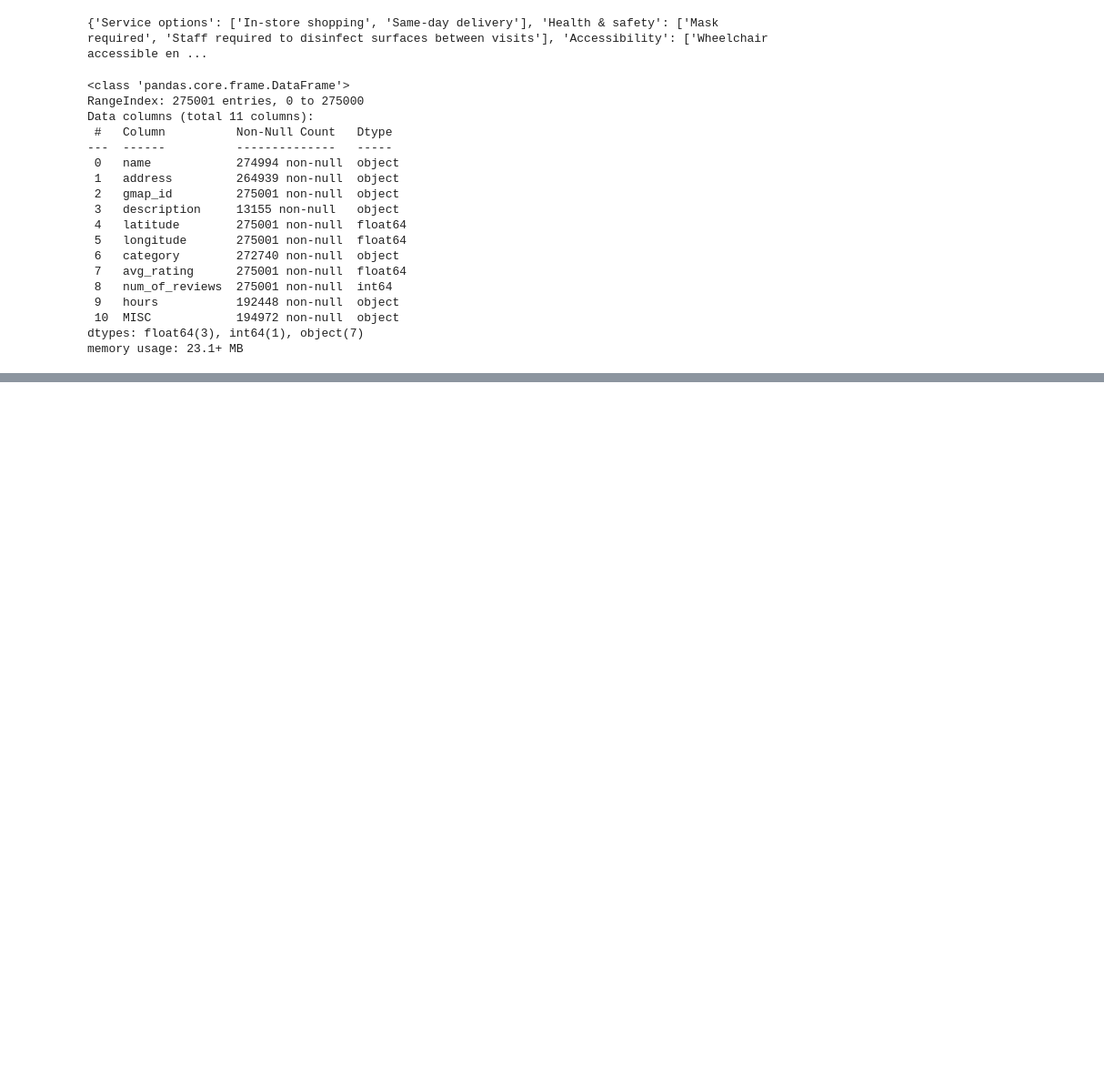
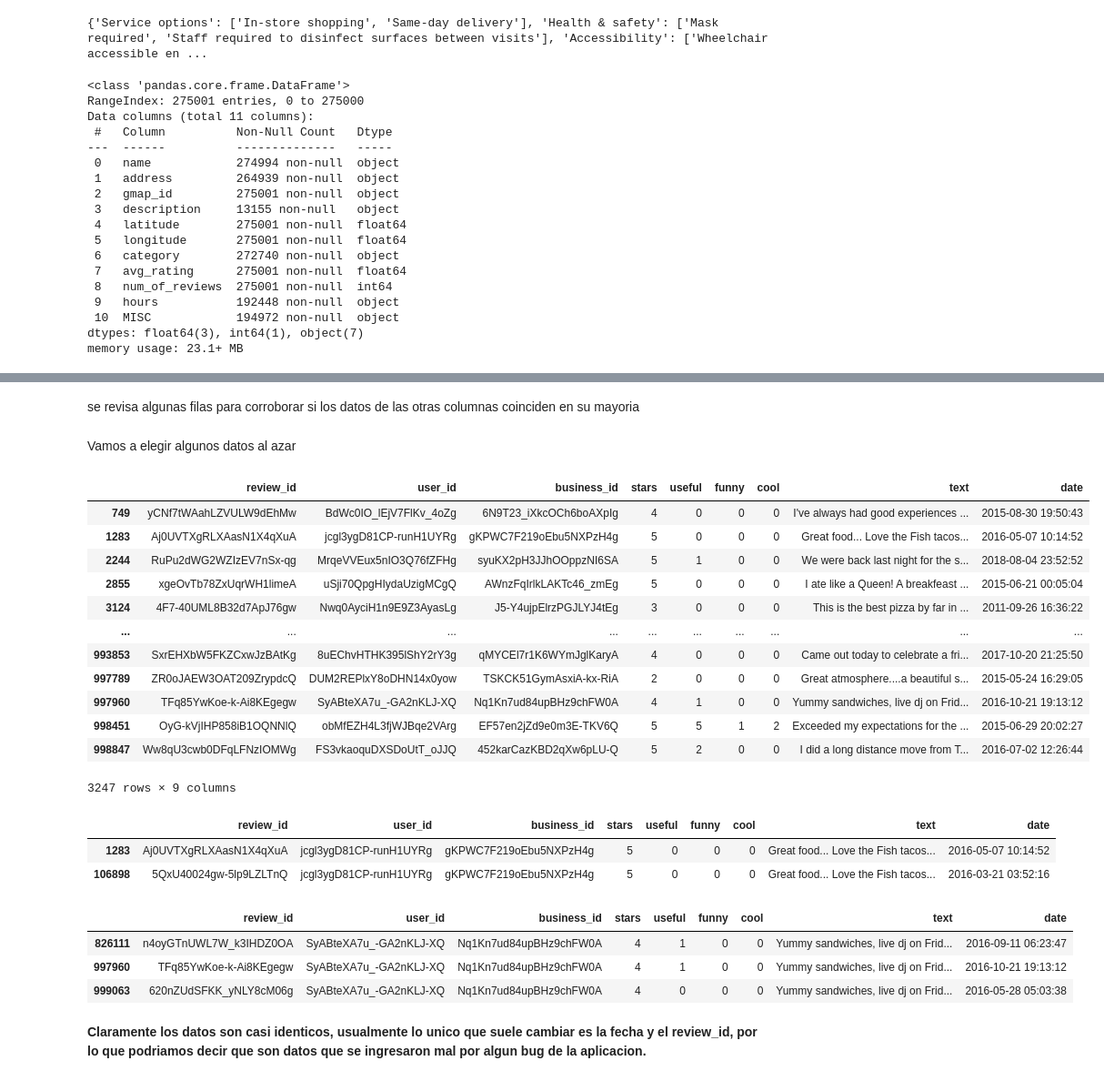
Before and after one commit to moralespbl/ProyectoFinal, a Jupyter notebook: EDA.ipynb, the cells around one changed output, grey strips where cells are left out. Shown at 91% size. Saved outputs shown, nothing was run; the diff lists cells and outputs as text; code cells hidden in the pictures; blank space fills up the shorter version.

Commit message:
revision de archivos de reviews

```diff
--- a/EDA.ipynb
+++ b/EDA.ipynb
@@ -433,0 +509,12 @@ memory usage: 23.1+ MB
+# %%
+archivos = 0
+
+while archivos <= 6:
+    #
+    ruta = f'/content/drive/MyDrive/Proyecto_final/data/review{archivos}.parquet'
+    print("________"*60)
+    print("\n"*2)
+    print(f"< archivo :  review{archivos}.parquet >")
+    df = pd.read_parquet(ruta)
+    nulos_vacios_yelp_reviews(df)
+    archivos += 1
@@ -433,0 +544,12 @@ memory usage: 23.1+ MB
+# %%
+archivos = 0
+
+while archivos <= 6:
+    #aca vamos a recorrer archivo por archivo desde el review0 hasta el review6
+    ruta = f'/content/drive/MyDrive/Proyecto_final/data/review{archivos}.parquet'
+    print("________"*60)
+    print("\n")
+    print(f"< archivo :  review{archivos}.parquet >")
+    df = pd.read_parquet(ruta)
+    duplicados_yelp_reviews(df)
+    archivos += 1
@@ -433,0 +600,11 @@ memory usage: 23.1+ MB
+# %%
+archivos = 0
+lista_duplicado = [] #almacenamos aca los indices que nos va a devolver la funcion duplicated().index.tolist()
+while archivos <= 6:
+    ruta = f'/content/drive/MyDrive/Proyecto_final/data/review{archivos}.parquet'
+    print(f"< archivo :  review{archivos}.parquet >") #simplemente para verificar de que df son los valores que se estan visibilizando durante el print de los indices
+    df = pd.read_parquet(ruta)
+    indices_duplicados = df[df['text'].duplicated(keep=False)].index.tolist() # guardamos los indices duplicados
+    lista_duplicado.append(indices_duplicados) # los agregamos a la lista
+    print(indices_duplicados)
+    archivos += 1
@@ -433,0 +628,40 @@ memory usage: 23.1+ MB
+# %% [markdown]
+se revisa algunas filas para corroborar si los datos de las otras columnas coinciden en su mayoria
+# %%
+review0 = pd.read_parquet('/content/drive/MyDrive/Proyecto_final/data/review0.parquet')
+duplicados = review0.iloc[lista_duplicado[0]]
+# %% [markdown]
+Vamos a elegir algunos datos al azar
+# %%
+duplicados
+# %% [output]
+|  | review_id | user_id | business_id | stars | useful | funny | cool | text | date |
+| 749 | yCNf7tWAahLZVULW9dEhMw | BdWc0IO_lEjV7FlKv_4oZg | 6N9T23_iXkcOCh6boAXpIg | 4 | 0 | 0 | 0 | I've always had good experiences ... | 2015-08-30 19:50:43 |
+| 1283 | Aj0UVTXgRLXAasN1X4qXuA | jcgl3ygD81CP-runH1UYRg | gKPWC7F219oEbu5NXPzH4g | 5 | 0 | 0 | 0 | Great food... Love the Fish tacos... | 2016-05-07 10:14:52 |
+| 2244 | RuPu2dWG2WZIzEV7nSx-qg | MrqeVVEux5nIO3Q76fZFHg | syuKX2pH3JJhOOppzNI6SA | 5 | 1 | 0 | 0 | We were back last night for the s... | 2018-08-04 23:52:52 |
+| 2855 | xgeOvTb78ZxUqrWH1limeA | uSji70QpgHIydaUzigMCgQ | AWnzFqIrlkLAKTc46_zmEg | 5 | 0 | 0 | 0 | I ate like a Queen! A breakfeast ... | 2015-06-21 00:05:04 |
+| 3124 | 4F7-40UML8B32d7ApJ76gw | Nwq0AyciH1n9E9Z3AyasLg | J5-Y4ujpElrzPGJLYJ4tEg | 3 | 0 | 0 | 0 | This is the best pizza by far in ... | 2011-09-26 16:36:22 |
+| ... | ... | ... | ... | ... | ... | ... | ... | ... | ... |
+| 993853 | SxrEHXbW5FKZCxwJzBAtKg | 8uEChvHTHK395lShY2rY3g | qMYCEl7r1K6WYmJglKaryA | 4 | 0 | 0 | 0 | Came out today to celebrate a fri... | 2017-10-20 21:25:50 |
+| 997789 | ZR0oJAEW3OAT209ZrypdcQ | DUM2REPlxY8oDHN14x0yow | TSKCK51GymAsxiA-kx-RiA | 2 | 0 | 0 | 0 | Great atmosphere....a beautiful s... | 2015-05-24 16:29:05 |
+| 997960 | TFq85YwKoe-k-Ai8KEgegw | SyABteXA7u_-GA2nKLJ-XQ | Nq1Kn7ud84upBHz9chFW0A | 4 | 1 | 0 | 0 | Yummy sandwiches, live dj on Frid... | 2016-10-21 19:13:12 |
+| 998451 | OyG-kVjIHP858iB1OQNNlQ | obMfEZH4L3fjWJBqe2VArg | EF57en2jZd9e0m3E-TKV6Q | 5 | 5 | 1 | 2 | Exceeded my expectations for the ... | 2015-06-29 20:02:27 |
+| 998847 | Ww8qU3cwb0DFqLFNzIOMWg | FS3vkaoquDXSDoUtT_oJJQ | 452karCazKBD2qXw6pLU-Q | 5 | 2 | 0 | 0 | I did a long distance move from T... | 2016-07-02 12:26:44 |
+3247 rows × 9 columns
+# %%
+duplicado = review0[review0['text'].str.contains("Great food... Love the Fish tacos & Nachos")]
+duplicado
+# %% [output]
+|  | review_id | user_id | business_id | stars | useful | funny | cool | text | date |
+| 1283 | Aj0UVTXgRLXAasN1X4qXuA | jcgl3ygD81CP-runH1UYRg | gKPWC7F219oEbu5NXPzH4g | 5 | 0 | 0 | 0 | Great food... Love the Fish tacos... | 2016-05-07 10:14:52 |
+| 106898 | 5QxU40024gw-5lp9LZLTnQ | jcgl3ygD81CP-runH1UYRg | gKPWC7F219oEbu5NXPzH4g | 5 | 0 | 0 | 0 | Great food... Love the Fish tacos... | 2016-03-21 03:52:16 |
+# %%
+duplicado = review0[review0['text'].str.contains("Yummy sandwiches, live dj on Friday night")]
+duplicado
+# %% [output]
+|  | review_id | user_id | business_id | stars | useful | funny | cool | text | date |
+| 826111 | n4oyGTnUWL7W_k3IHDZ0OA | SyABteXA7u_-GA2nKLJ-XQ | Nq1Kn7ud84upBHz9chFW0A | 4 | 1 | 0 | 0 | Yummy sandwiches, live dj on Frid... | 2016-09-11 06:23:47 |
+| 997960 | TFq85YwKoe-k-Ai8KEgegw | SyABteXA7u_-GA2nKLJ-XQ | Nq1Kn7ud84upBHz9chFW0A | 4 | 1 | 0 | 0 | Yummy sandwiches, live dj on Frid... | 2016-10-21 19:13:12 |
+| 999063 | 620nZUdSFKK_yNLY8cM06g | SyABteXA7u_-GA2nKLJ-XQ | Nq1Kn7ud84upBHz9chFW0A | 4 | 0 | 0 | 0 | Yummy sandwiches, live dj on Frid... | 2016-05-28 05:03:38 |
+# %% [markdown]
+**Claramente los datos son casi identicos, usualmente lo unico que suele cambiar es la fecha y el review_id, por lo que podriamos decir que son datos que se ingresaron mal por algun bug de la aplicacion.**
```
Also changed, not shown: parts of 16 cells of this notebook.
